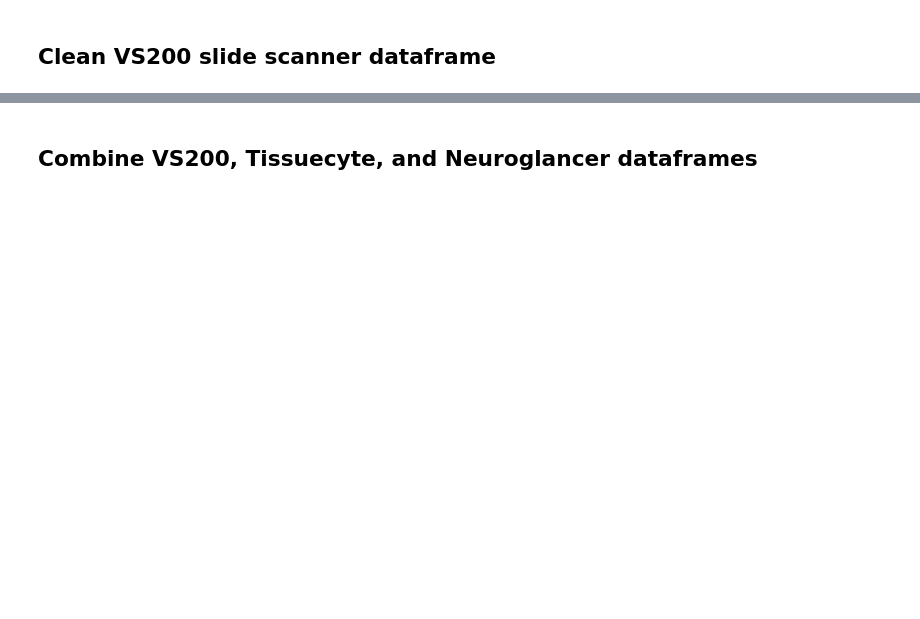
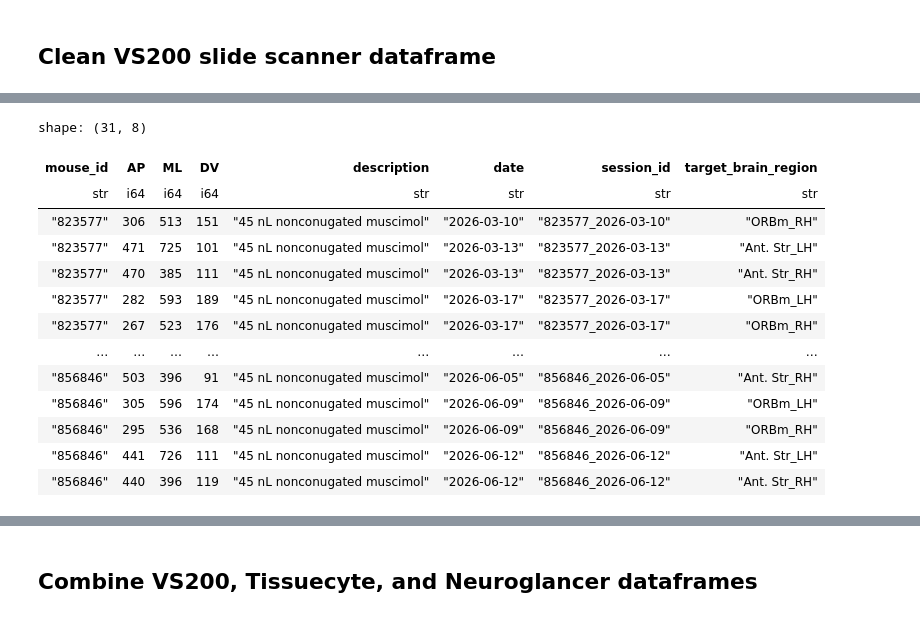
Before and after one commit to vlafehr/dr_muscimol_analysis, a Jupyter notebook: notebooks/ccf_injection_coords_behavior_metric_correlations.ipynb, the cells around one changed output, grey strips where cells are left out. Drawn from its saved outputs; the diff is of its cells as text; code cells hidden in the pictures; blank space fills up the shorter version.

```diff
--- a/notebooks/ccf_injection_coords_behavior_metric_correlations.ipynb
+++ b/notebooks/ccf_injection_coords_behavior_metric_correlations.ipynb
@@ -170,0 +114,79 @@ shape: (6, 41)
+# %%
+# Reshape vs200 from wide to long format to match neuroglancer structure
+# Each injection (1-4, LH/RH) becomes a separate row
+
+injection_rows = []
+
+for row in vs200_annotations_df.iter_rows(named=True):
+    mouse_id = str(row["mouseID"])
+
+    # Iterate through injection numbers and hemispheres
+    for inj_num in range(1, 5):
+        for hemi in ["LH", "RH"]:
+            # Get column names for this injection
+            label_col = f"injection {inj_num} {hemi} label"
+            ap_col = f"AP_{inj_num}_{hemi}"
+            ml_col = f"ML_{inj_num}_{hemi}"
+            dv_col = f"DV_{inj_num}_{hemi}"
+
+            # Check if columns exist
+            if label_col not in row or ap_col not in row:
+                continue
+
+            label = row.get(label_col)
+            ap = row.get(ap_col)
+            ml = row.get(ml_col)
+            dv = row.get(dv_col)
+
+            # Skip if label is null/empty or coordinates are null
+            if label is None or ap is None or label == "died post-injection":
+                continue
+
+            injection_rows.append({
+                "mouse_id": mouse_id,
+                "label": label,
+                "AP": ap,
+                "ML": ml,
+                "DV": dv,
+                "description": row.get("description_7", "")  # Use last description column
+            })
+
+# Create long-format dataframe
+vs200_annotations_df = pl.DataFrame(injection_rows)
+
+# Now apply same transformations as neuroglancer
+vs200_annotations_df = vs200_annotations_df.with_columns(
+    # Extract date portion after last underscore: MM-DD-YYYY
+    pl.col("label").str.extract(r"(\d{1,2})-(\d{1,2})-(\d{4})$", 1).str.zfill(2).alias("month"),
+    pl.col("label").str.extract(r"(\d{1,2})-(\d{1,2})-(\d{4})$", 2).str.zfill(2).alias("day"),
+    pl.col("label").str.extract(r"(\d{1,2})-(\d{1,2})-(\d{4})$", 3).alias("year"),
+).with_columns(
+    # Format as YYYY-MM-DD
+    (pl.col("year") + "-" + pl.col("month") + "-" + pl.col("day")).alias("date")
+).with_columns(
+    (pl.col("mouse_id") + "_" + pl.col("date")).alias("session_id")
+).drop(["month", "day", "year"]).with_columns(
+    # Round up AP, ML, DV to integers (already integers from earlier conversion)
+    pl.col("AP").cast(pl.Int64),
+    pl.col("ML").cast(pl.Int64),
+    pl.col("DV").cast(pl.Int64),
+    # Remove date from label (e.g., "ORBvl_LH_07-30-2025" -> "ORBvl_LH")
+    pl.col("label").str.replace(r"_\d{1,2}-\d{1,2}-\d{4}$", "").alias("target_brain_region"),
+).drop("label")
+
+vs200_annotations_df
+# %% [output]
+shape: (31, 8)
+| mouse_id | AP | ML | DV | description | date | session_id | target_brain_region |
+| str | i64 | i64 | i64 | str | str | str | str |
+| "823577" | 306 | 513 | 151 | "45 nL nonconugated muscimol" | "2026-03-10" | "823577_2026-03-10" | "ORBm_RH" |
+| "823577" | 471 | 725 | 101 | "45 nL nonconugated muscimol" | "2026-03-13" | "823577_2026-03-13" | "Ant. Str_LH" |
+| "823577" | 470 | 385 | 111 | "45 nL nonconugated muscimol" | "2026-03-13" | "823577_2026-03-13" | "Ant. Str_RH" |
+| "823577" | 282 | 593 | 189 | "45 nL nonconugated muscimol" | "2026-03-17" | "823577_2026-03-17" | "ORBm_LH" |
+| "823577" | 267 | 523 | 176 | "45 nL nonconugated muscimol" | "2026-03-17" | "823577_2026-03-17" | "ORBm_RH" |
+| … | … | … | … | … | … | … | … |
+| "856846" | 503 | 396 | 91 | "45 nL nonconugated muscimol" | "2026-06-05" | "856846_2026-06-05" | "Ant. Str_RH" |
+| "856846" | 305 | 596 | 174 | "45 nL nonconugated muscimol" | "2026-06-09" | "856846_2026-06-09" | "ORBm_LH" |
+| "856846" | 295 | 536 | 168 | "45 nL nonconugated muscimol" | "2026-06-09" | "856846_2026-06-09" | "ORBm_RH" |
+| "856846" | 441 | 726 | 111 | "45 nL nonconugated muscimol" | "2026-06-12" | "856846_2026-06-12" | "Ant. Str_LH" |
+| "856846" | 440 | 396 | 119 | "45 nL nonconugated muscimol" | "2026-06-12" | "856846_2026-06-12" | "Ant. Str_RH" |
```
Also changed, not shown: parts of 43 cells of this notebook, 6 other files.
